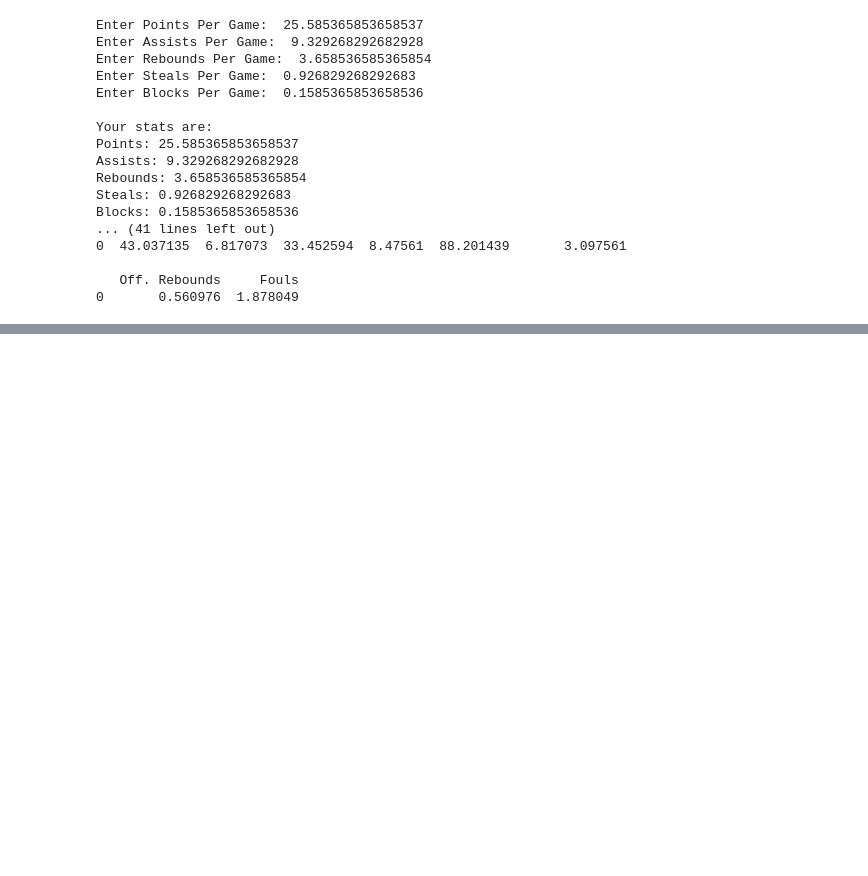
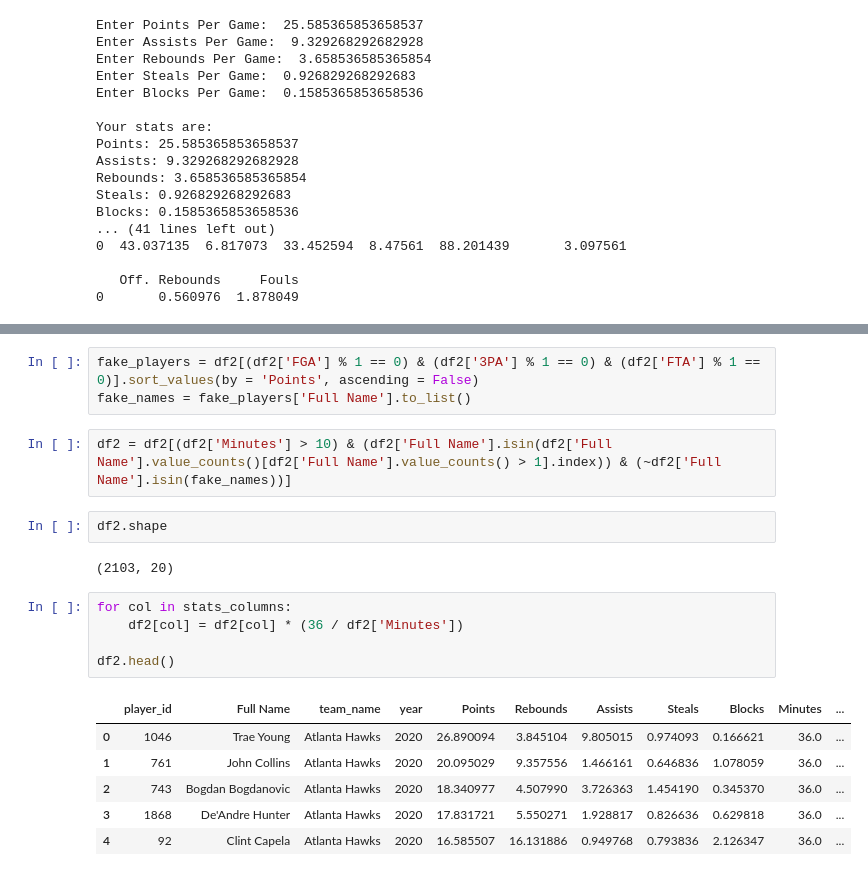
Before and after one commit to TobyScogings/NBA-Similarity-App, a Jupyter notebook: Test Environment.ipynb, the cells around one changed output, grey strips where cells are left out. Cells and saved outputs as stored; diff of their text form; blank space fills up the shorter version.

```diff
--- a/Test Environment.ipynb
+++ b/Test Environment.ipynb
@@ -450,0 +500,21 @@ Blocks: 0.1585365853658536
+# %%
+fake_players = df2[(df2['FGA'] % 1 == 0) & (df2['3PA'] % 1 == 0) & (df2['FTA'] % 1 == 0)].sort_values(by = 'Points', ascending = False)
+fake_names = fake_players['Full Name'].to_list()
+# %%
+df2 = df2[(df2['Minutes'] > 10) & (df2['Full Name'].isin(df2['Full Name'].value_counts()[df2['Full Name'].value_counts() > 1].index)) & (~df2['Full Name'].isin(fake_names))]
+# %%
+df2.shape
+# %% [output]
+(2103, 20)
+# %%
+for col in stats_columns:
+    df2[col] = df2[col] * (36 / df2['Minutes'])
+
+df2.head()
+# %% [output]
+|  | player_id | Full Name | team_name | year | Points | Rebounds | Assists | Steals | Blocks | Minutes | ... |
+| 0 | 1046 | Trae Young | Atlanta Hawks | 2020 | 26.890094 | 3.845104 | 9.805015 | 0.974093 | 0.166621 | 36.0 | ... |
+| 1 | 761 | John Collins | Atlanta Hawks | 2020 | 20.095029 | 9.357556 | 1.466161 | 0.646836 | 1.078059 | 36.0 | ... |
+| 2 | 743 | Bogdan Bogdanovic | Atlanta Hawks | 2020 | 18.340977 | 4.507990 | 3.726363 | 1.454190 | 0.345370 | 36.0 | ... |
+| 3 | 1868 | De'Andre Hunter | Atlanta Hawks | 2020 | 17.831721 | 5.550271 | 1.928817 | 0.826636 | 0.629818 | 36.0 | ... |
+| 4 | 92 | Clint Capela | Atlanta Hawks | 2020 | 16.585507 | 16.131886 | 0.949768 | 0.793836 | 2.126347 | 36.0 | ... |
```
Also changed, not shown: parts of 5 cells of this notebook, 1 other file.
